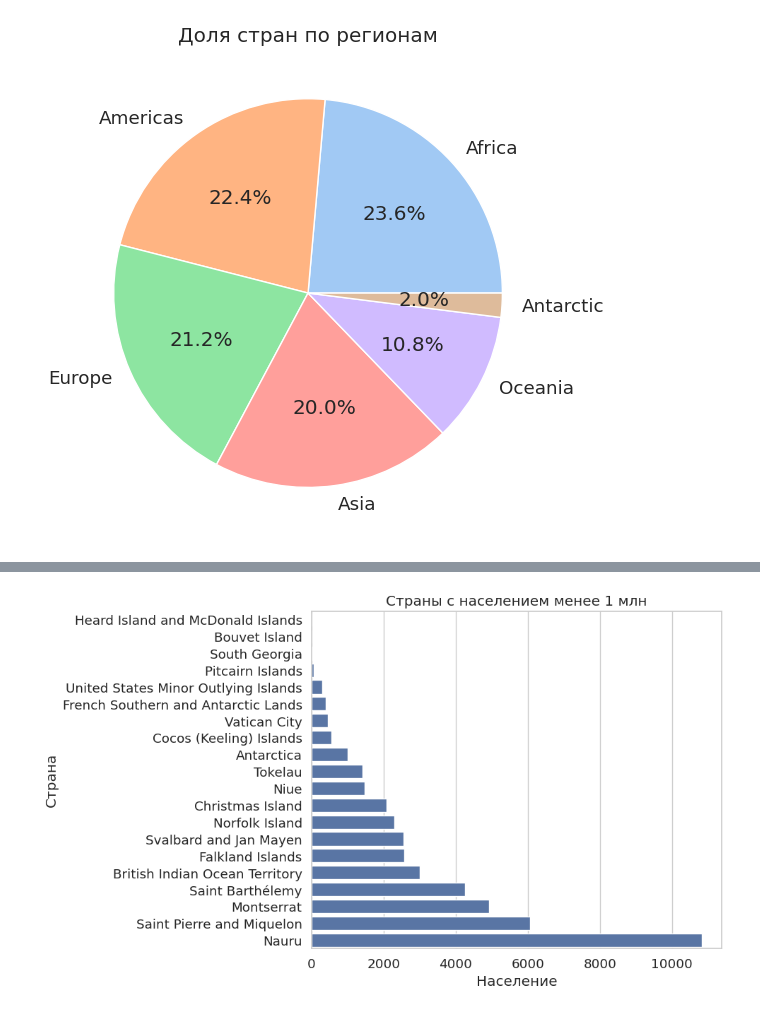
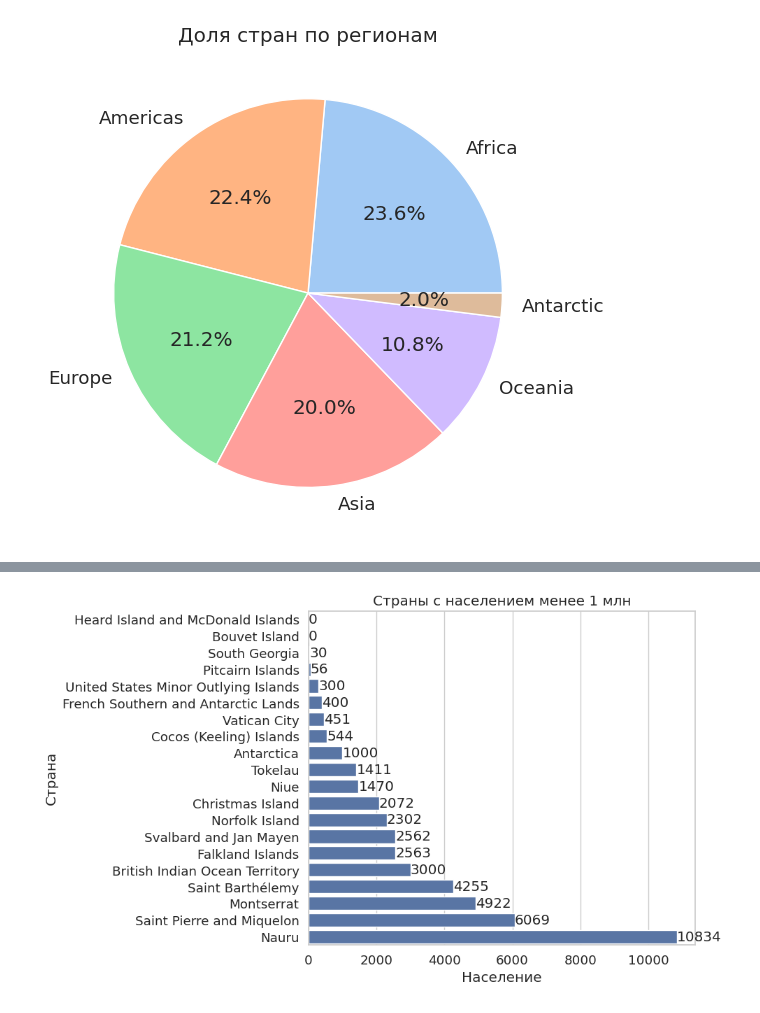
Before and after one commit to uyivzola/country_streamlit_mini_project, a Jupyter notebook: countries.ipynb, the cells around one changed output, grey strips where cells are left out. Saved outputs shown, nothing was run; the diff lists cells and outputs as text; code cells hidden in the pictures.

```diff
--- a/countries.ipynb
+++ b/countries.ipynb
@@ -414,7 +347,9 @@ region_counts = df['region'].value_counts().reset_index()
 region_counts.columns = ['Регион', 'Количество стран']
 
 plt.figure(figsize=(8, 5))
-sns.barplot(data=region_counts, x='Количество стран', y='Регион')
+ax = sns.barplot(data=region_counts, x='Количество стран', y='Регион')
+for container in ax.containers:
+    ax.bar_label(container, fmt='%d', label_type='edge')
 plt.title("Количество стран по регионам")
 plt.tight_layout()
 plt.show()
@@ -423,10 +358,25 @@ plt.show()
 # %%
 top_pop = df.sort_values(by='population', ascending=False).head(20)
 
+# Convert population to millions
+top_pop['population_m'] = top_pop['population'] / 1_000_000
+
 plt.figure(figsize=(10, 6))
-sns.barplot(data=top_pop, x='population', y='name_common')
+ax = sns.barplot(data=top_pop, x='population_m', y='name_common', palette='viridis', hue='name_common')
+
+# Format labels smartly: M or B
+def format_pop(val):
+    if val >= 1000:
+        return f"{val/1000:.1f}B"
+    else:
+        return f"{val:.1f}M"
+
+for container in ax.containers:
+    labels = [format_pop(val) for val in container.datavalues]
+    ax.bar_label(container, labels=labels, label_type='edge')
+
 plt.title("Топ-20 стран по населению")
-plt.xlabel("Население")
+plt.xlabel("Население (в миллионах)")
 plt.ylabel("Страна")
 plt.tight_layout()
 plt.show()
@@ -445,7 +395,9 @@ plt.show()
 avg_lang_region = df.groupby('region')['language_count'].mean().reset_index()
 
 plt.figure(figsize=(8, 5))
-sns.barplot(data=avg_lang_region, x='language_count', y='region')
+ax = sns.barplot(data=avg_lang_region, x='language_count', y='region')
+for container in ax.containers:
+    ax.bar_label(container, fmt='%.1f', label_type='edge')
 plt.title("Среднее количество языков по регионам")
 plt.xlabel("Среднее число языков")
 plt.ylabel("Регион")
@@ -456,13 +407,0 @@ plt.show()
-# %%
-df['capital_length_cat'] = pd.cut(df['capital_length'], bins=[0, 5, 10, 15, 20, 100], labels=['0-5', '6-10', '11-15', '16-20', '20+'])
-
-cap_len_counts = df['capital_length_cat'].value_counts().sort_index()
-
-plt.figure(figsize=(7, 5))
-sns.barplot(x=cap_len_counts.index, y=cap_len_counts.values
-            )
-plt.title("Распределение стран по длине названия столицы")
-plt.xlabel("Категория длины столицы")
-plt.ylabel("Количество стран")
-plt.tight_layout()
-plt.show()
@@ -471,14 +408,16 @@ plt.show()
 # %%
 small_pop = df[df['population'] < 1_000_000].sort_values(by='population')
 
 plt.figure(figsize=(10, 6))
-sns.barplot(data=small_pop.head(20), x='population', y='name_common' )
+ax = sns.barplot(data=small_pop.head(20), x='population', y='name_common')
+for container in ax.containers:
+    ax.bar_label(container, fmt='%.0f', label_type='edge')
 plt.title("Страны с населением менее 1 млн")
 plt.xlabel("Население")
 plt.ylabel("Страна")
 plt.tight_layout()
 plt.show()
 # %% [output]
-[figure, old version]
+[figure, new version]
 # %%
 large_area = df[df['area'] > 1_000_000]
```
Also changed, not shown: parts of 13 cells of this notebook.
